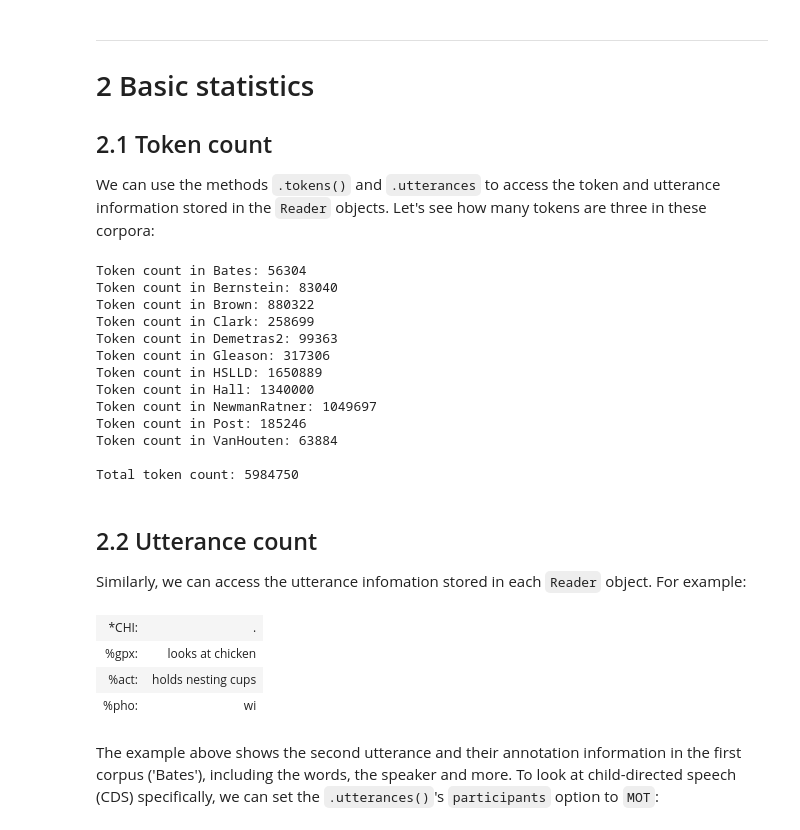
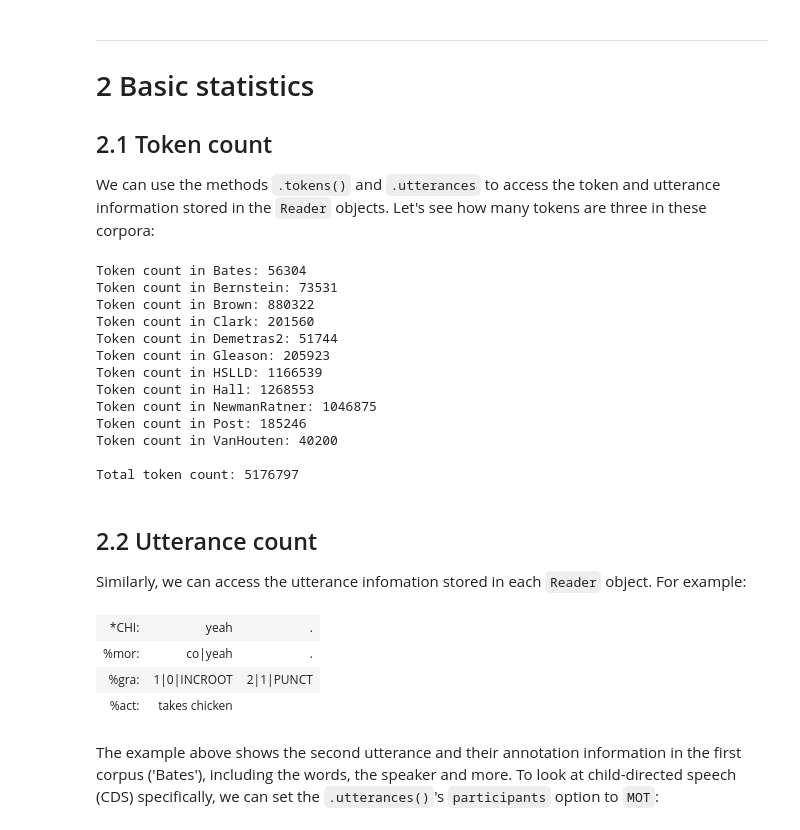
Before and after one commit to Data-Science-for-Linguists-2022/Child-Vocab-Development, a Jupyter notebook: data_curation.ipynb, the cells around one changed output. Cells and saved outputs as stored; diff of their text form; code cells hidden in the pictures.

Commit message:
changed data structure

```diff
--- a/data_curation.ipynb
+++ b/data_curation.ipynb
@@ -289,0 +255,30 @@ Reading VanHouten...
+# %%
+import os
+import urllib.request
+import zipfile
+
+# Where zip files will be stored locally
+target_dir = 'data/childes/corpus_zip/'
+
+# Create a folder to store the zip files
+os.mkdir(target_dir)
+
+for corpus_name in search_result:
+
+    print('Downloading and extracting {}...'.format(corpus_name))
+
+    # Corpus's download URL:
+    corpus_url = 'https://childes.talkbank.org/data/Eng-NA/'+corpus_name+'.zip'
+
+    # Path in local drive:
+    zip_path = target_dir + corpus_name + '.zip'
+
+    # Download corpus from URL
+    urllib.request.urlretrieve(corpus_url, zip_path)
+
+    # Extract zip file
+    with zipfile.ZipFile(zip_path, 'r') as z:
+        z.extractall('data/childes')
+
+print('Done! Zip files were stored in {} \nand extracted to {}.'
+      .format(target_dir, 'data/childes'))
@@ -299,45 +406,47 @@ We can use the methods `.tokens()` and `.utterances` to access the token and utt
 all_tokens = []  # To store a list of lists of tokens for all corpora
 token_sum = 0    # Total token counter
 
-for idx, corpus in enumerate(corpora_to_use):
-    corpus_name = corpora_to_use[idx].headers()[0]['Participants']['CHI']['corpus']
-
+for corpus in search_result:
+    files = data_idx[data_idx.corpus==corpus].file_path
+    reader = pylangacq.Reader.from_files(files)
     # Get token info and store them in 'all_tokens':
-    tokens = corpus.tokens()  # list of Token objects
+    tokens = reader.tokens()  # list of Token objects
     all_tokens.append(tokens)
 
     # Print result
-    print('Token count in {}: {}'.format(corpus_name, len(tokens)))
+    print('Token count in {}: {}'.format(corpus, len(tokens)))
     token_sum = token_sum + len(tokens)
 
 # Print result
 print('\nTotal token count: {}'.format(token_sum))
 # %% [output]
 Token count in Bates: 56304
-Token count in Bernstein: 83040
+Token count in Bernstein: 73531
 Token count in Brown: 880322
-Token count in Clark: 258699
-Token count in Demetras2: 99363
-Token count in Gleason: 317306
-Token count in HSLLD: 1650889
-Token count in Hall: 1340000
-Token count in NewmanRatner: 1049697
+Token count in Clark: 201560
+Token count in Demetras2: 51744
+Token count in Gleason: 205923
+Token count in HSLLD: 1166539
+Token count in Hall: 1268553
+Token count in NewmanRatner: 1046875
 Token count in Post: 185246
-Token count in VanHouten: 63884
+Token count in VanHouten: 40200
 
-Total token count: 5984750
+Total token count: 5176797
 # %% [markdown]
 
 ## 2.2 Utterance count
 
 Similarly, we can access the utterance infomation stored in each `Reader` object. For example:
 # %%
-corpora_to_use[0].utterances()[1]  # first utterance
+file = data_idx.file_path[0]  # first file in 'data_idx'
+reader = pylangacq.Reader.from_files([file])
+reader.utterances()[3]  # 4th utterance
 # %% [output]
-| *CHI: | . |
-| %gpx: | looks at chicken |
-| %act: | holds nesting cups |
-| %pho: | wi |
+| *CHI: | yeah | . |
+| %mor: | co|yeah | . |
+| %gra: | 1|0|INCROOT | 2|1|PUNCT |
+| %act: | takes chicken |  |
 # %% [markdown]
 The example above shows the second utterance and their annotation information in the first corpus ('Bates'), including the words, the speaker and more. To look at child-directed speech (CDS) specifically, we can set the `.utterances()`'s `participants` option to `MOT`:
 # %%
```
Also changed, not shown: parts of 9 cells of this notebook.
